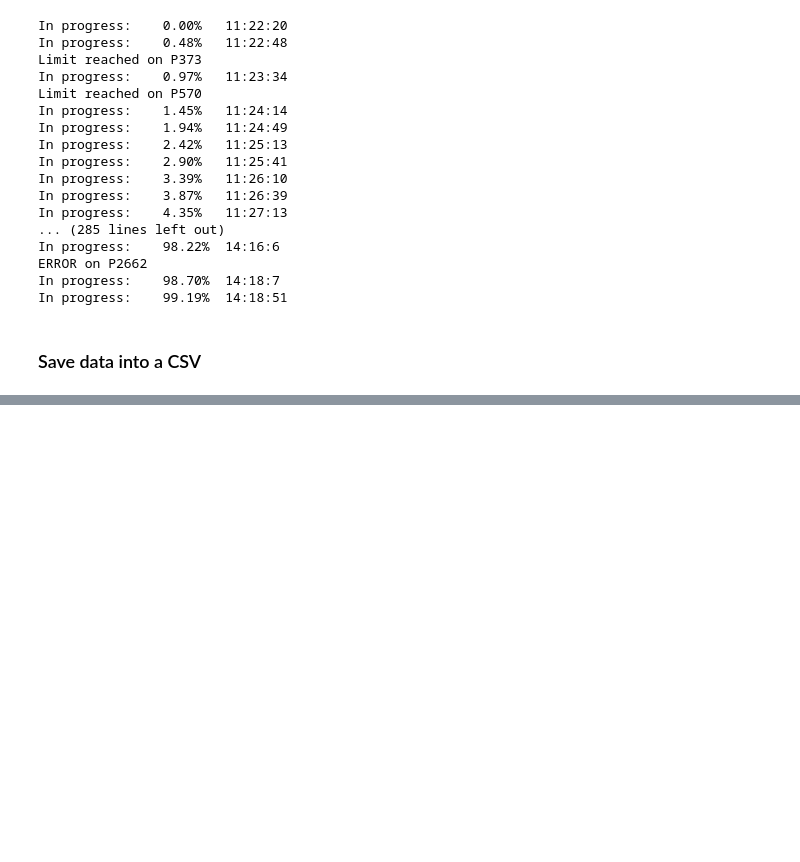
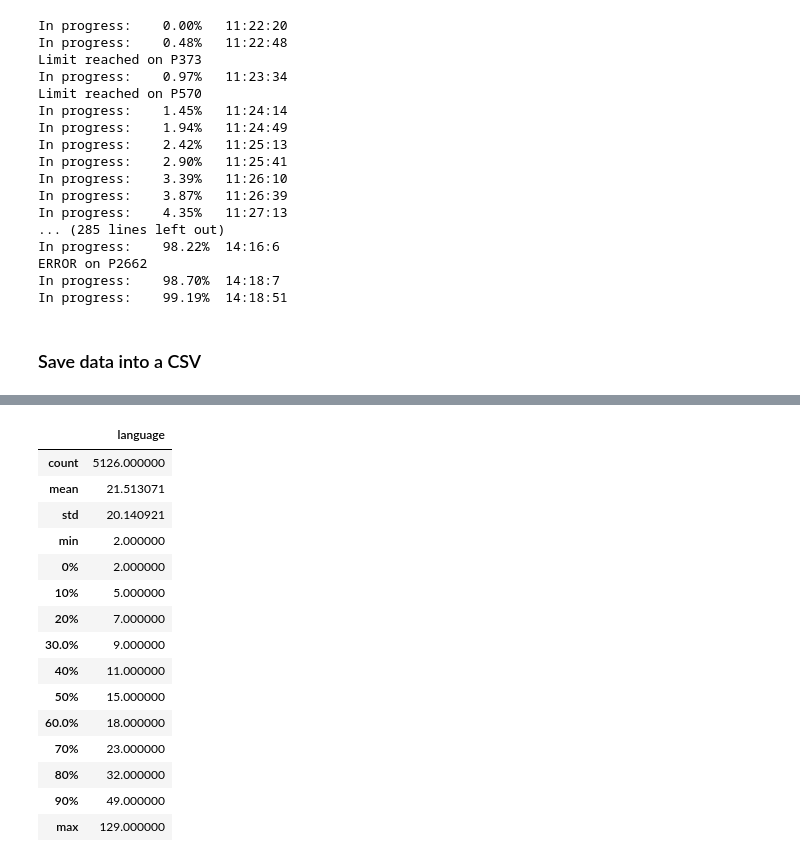
Before and after one commit to chamard/wikidata_translation, a Jupyter notebook: GET_DATA.ipynb, the cells around one changed output, grey strips where cells are left out. Cells and saved outputs as stored; diff of their text form; code cells hidden in the pictures; blank space fills up the shorter version.

```diff
--- a/GET_DATA.ipynb
+++ b/GET_DATA.ipynb
@@ -290,0 +332,19 @@ with open('data/all_revisions.csv', 'w+') as output_file: # wb if python <3.x
+# %%
+a.describe(percentiles=np.arange(0.0, 1.0, 0.1))
+# %% [output]
+|  | language |
+| count | 5126.000000 |
+| mean | 21.513071 |
+| std | 20.140921 |
+| min | 2.000000 |
+| 0% | 2.000000 |
+| 10% | 5.000000 |
+| 20% | 7.000000 |
+| 30.0% | 9.000000 |
+| 40% | 11.000000 |
+| 50% | 15.000000 |
+| 60.0% | 18.000000 |
+| 70% | 23.000000 |
+| 80% | 32.000000 |
+| 90% | 49.000000 |
+| max | 129.000000 |
```
Also changed, not shown: parts of 9 cells of this notebook.
